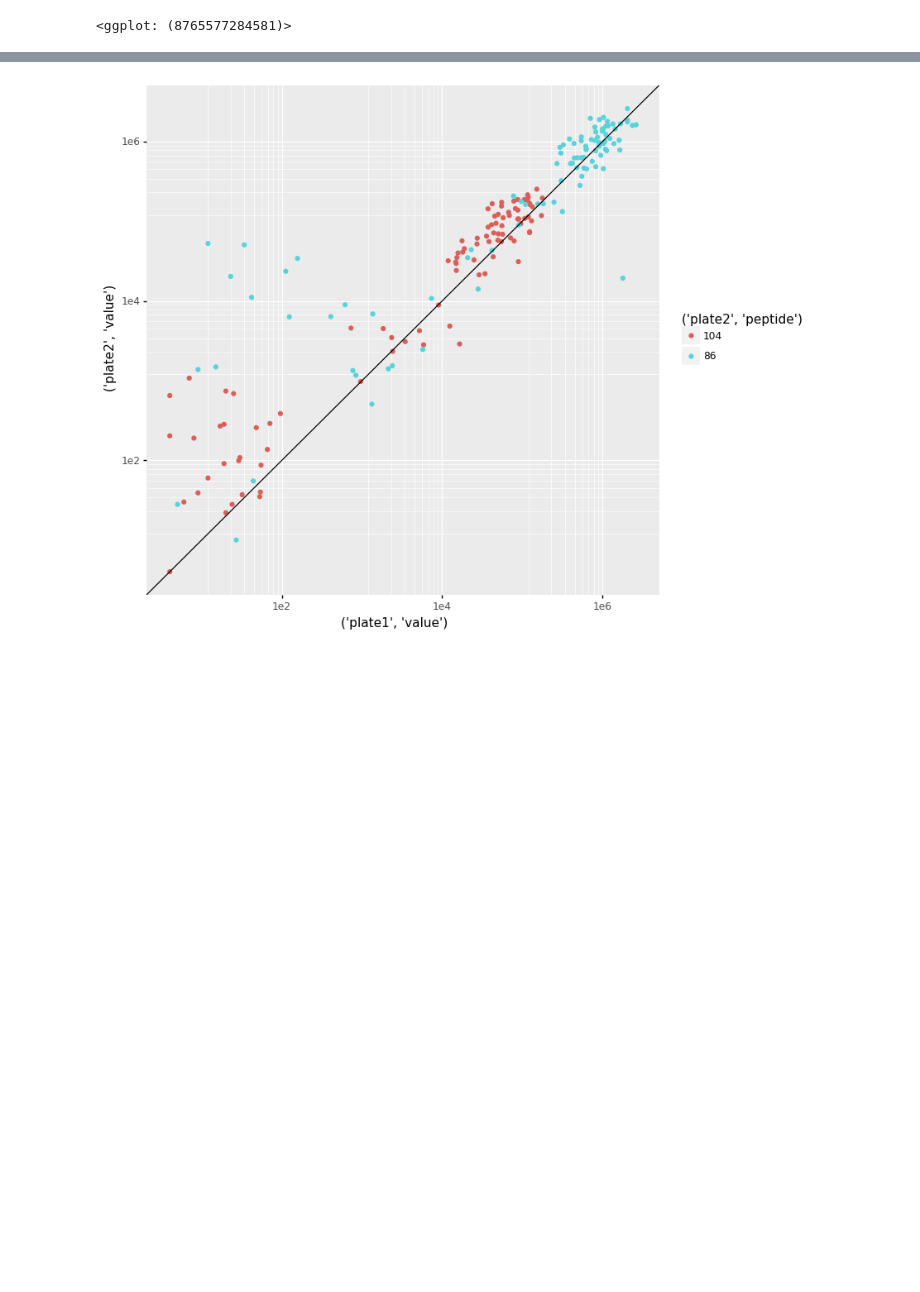
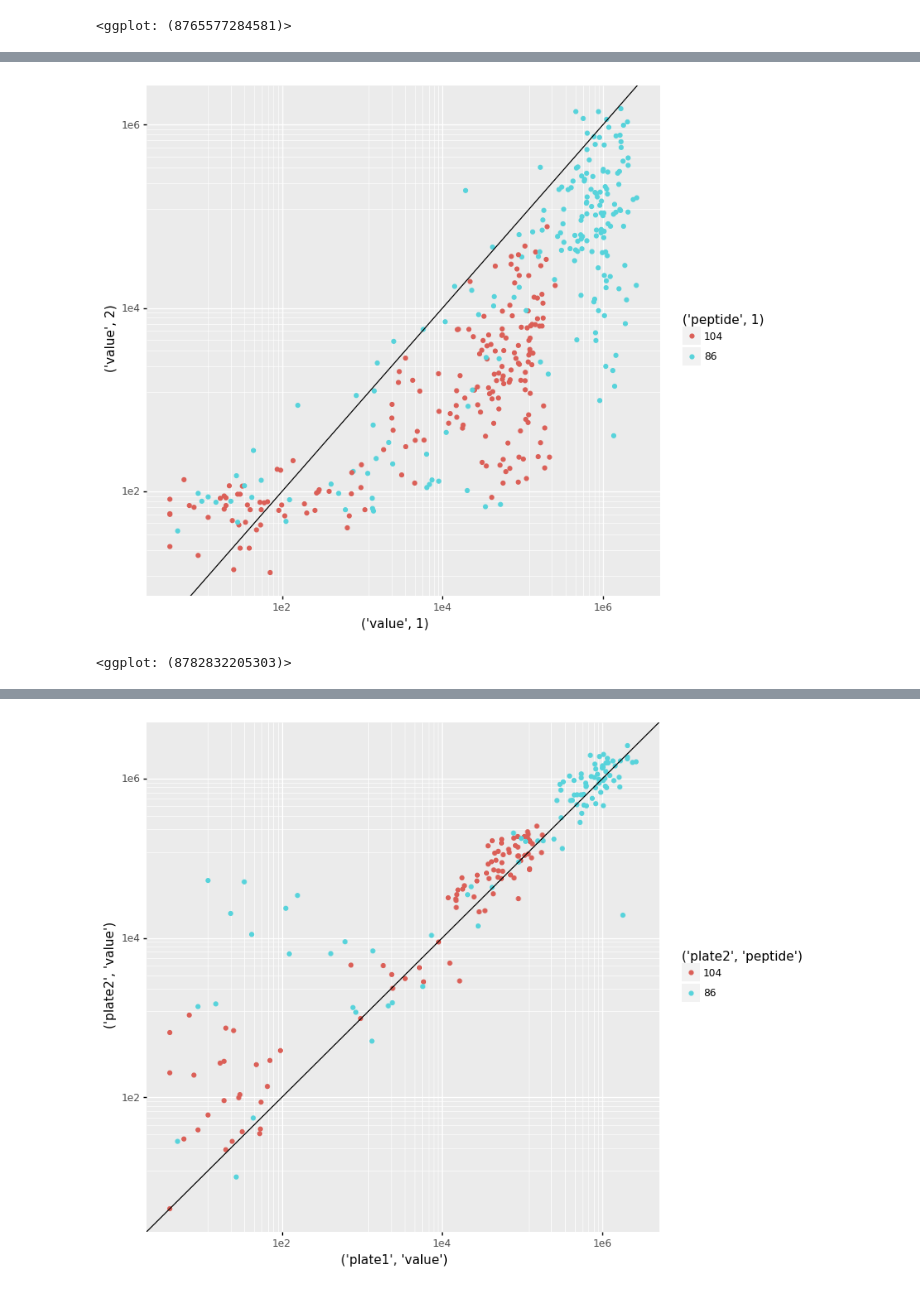
Before and after one commit to c-bun/ScreenTools, a Jupyter notebook: CMR_replicate_screen.ipynb, the cells around one changed output, grey strips where cells are left out. Drawn from its saved outputs; the diff is of its cells as text; code cells hidden in the pictures; blank space fills up the shorter version.

```diff
--- a/CMR_replicate_screen.ipynb
+++ b/CMR_replicate_screen.ipynb
@@ -25,0 +72,3 @@ pn.options.figure_size = (20,8)
+# %%
+dfp = pd.pivot(df, columns=["day"])
+dfp.head()
@@ -25,0 +83,15 @@ pn.options.figure_size = (20,8)
+# %%
+pn.options.figure_size = (8, 8)
+
+(
+    pn.ggplot(
+        dfp, pn.aes(x=dfp["value", 1], y=dfp["value", 2], color=dfp["peptide", 1])
+    )
+    + pn.geom_point()
+    + pn.scale_y_log10()
+    + pn.geom_abline(intercept=0, slope=1)
+    + pn.scale_x_log10()
+)
+# %% [output]
+[figure, added]
+<ggplot: (8782832205303)>
```
Also changed, not shown: parts of 8 cells of this notebook.
